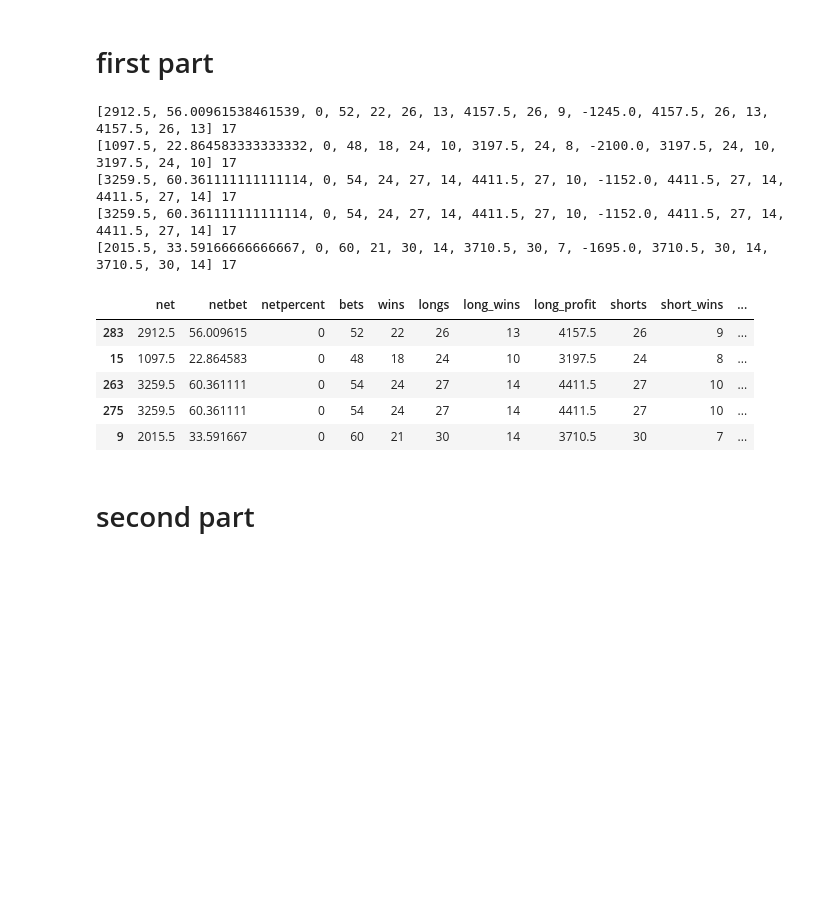
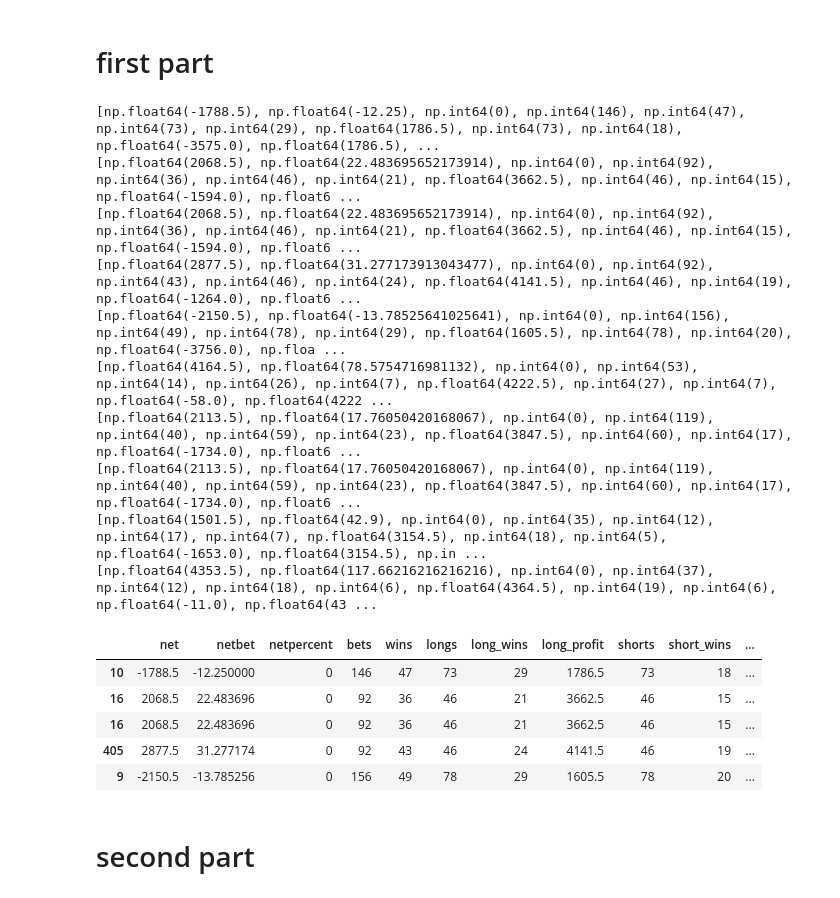
Before and after one commit to alirezagmoghadam/macdpy, a Jupyter notebook: nikkei.ipynb, the cells around one changed output. Drawn from its saved outputs; the diff is of its cells as text; code cells hidden in the pictures; blank space fills up the shorter version.

```diff
--- a/nikkei.ipynb
+++ b/nikkei.ipynb
@@ -453,68 +662,75 @@ first_part
 signal_line_if = False
 signal_line_if_target = False
 sys1_major = [
-    [0 for i in range(14)],
-    [0 for i in range(14)],
-    [0 for i in range(14)],
-    [0 for i in range(14)],
-    [0 for i in range(14)],
+    [ [0 for i in range(17)],
+    [0 for i in range(17)],
+    [0 for i in range(17)],
+    [0 for i in range(17)],
+    [0 for i in range(17)] ],
+    [ [0 for i in range(17)],
+    [0 for i in range(17)],
+    [0 for i in range(17)],
+    [0 for i in range(17)],
+    [0 for i in range(17)] ],
 ]
 # %% [markdown]
 # first part
 # %%
 (
-    dff,
-    check_index_first,
-    check_index_second,
-    check_index_third,
-    check_index_fourth,
-    base_histogram,
+    dff_results_list,
 
     sys1_major,
     sys1_first,
     best_sys1_first,
 
-) = return_strategy_performance(
+) = return_strategies_performance(
     nikkei_data,
 
     sys1_major,
     first_check,
     first_part,
 
-    strategy,
-    target_list,
+    strategies,
+    target_lists,
     signal_line_list,
     trade_cost,
     balance,
     risk_per_trade,
     alpha_range,
     gamma_range,
     signal_line_if,
     signal_line_if_target,
     last_close,
 )
 
+i = 0
+dff, check_index_first, check_index_second, check_index_third, check_index_fourth, base_histogram = dff_results_list[i]
 dff.iloc[
     [
         check_index_first,
         check_index_second,
         check_index_third,
         check_index_fourth,
         base_histogram,
     ]
 ]
 # %% [output]
-[2912.5, 56.00961538461539, 0, 52, 22, 26, 13, 4157.5, 26, 9, -1245.0, 4157.5, 26, 13, 4157.5, 26, 13] 17
-[1097.5, 22.864583333333332, 0, 48, 18, 24, 10, 3197.5, 24, 8, -2100.0, 3197.5, 24, 10, 3197.5, 24, 10] 17
-[3259.5, 60.361111111111114, 0, 54, 24, 27, 14, 4411.5, 27, 10, -1152.0, 4411.5, 27, 14, 4411.5, 27, 14] 17
-[3259.5, 60.361111111111114, 0, 54, 24, 27, 14, 4411.5, 27, 10, -1152.0, 4411.5, 27, 14, 4411.5, 27, 14] 17
-[2015.5, 33.59166666666667, 0, 60, 21, 30, 14, 3710.5, 30, 7, -1695.0, 3710.5, 30, 14, 3710.5, 30, 14] 17
+[np.float64(-1788.5), np.float64(-12.25), np.int64(0), np.int64(146), np.int64(47), np.int64(73), np.int64(29), np.float64(1786.5), np.int64(73), np.int64(18), np.float64(-3575.0), np.float64(1786.5), ...
+[np.float64(2068.5), np.float64(22.483695652173914), np.int64(0), np.int64(92), np.int64(36), np.int64(46), np.int64(21), np.float64(3662.5), np.int64(46), np.int64(15), np.float64(-1594.0), np.float6 ...
+[np.float64(2068.5), np.float64(22.483695652173914), np.int64(0), np.int64(92), np.int64(36), np.int64(46), np.int64(21), np.float64(3662.5), np.int64(46), np.int64(15), np.float64(-1594.0), np.float6 ...
+[np.float64(2877.5), np.float64(31.277173913043477), np.int64(0), np.int64(92), np.int64(43), np.int64(46), np.int64(24), np.float64(4141.5), np.int64(46), np.int64(19), np.float64(-1264.0), np.float6 ...
+[np.float64(-2150.5), np.float64(-13.78525641025641), np.int64(0), np.int64(156), np.int64(49), np.int64(78), np.int64(29), np.float64(1605.5), np.int64(78), np.int64(20), np.float64(-3756.0), np.floa ...
+[np.float64(4164.5), np.float64(78.5754716981132), np.int64(0), np.int64(53), np.int64(14), np.int64(26), np.int64(7), np.float64(4222.5), np.int64(27), np.int64(7), np.float64(-58.0), np.float64(4222 ...
+[np.float64(2113.5), np.float64(17.76050420168067), np.int64(0), np.int64(119), np.int64(40), np.int64(59), np.int64(23), np.float64(3847.5), np.int64(60), np.int64(17), np.float64(-1734.0), np.float6 ...
+[np.float64(2113.5), np.float64(17.76050420168067), np.int64(0), np.int64(119), np.int64(40), np.int64(59), np.int64(23), np.float64(3847.5), np.int64(60), np.int64(17), np.float64(-1734.0), np.float6 ...
+[np.float64(1501.5), np.float64(42.9), np.int64(0), np.int64(35), np.int64(12), np.int64(17), np.int64(7), np.float64(3154.5), np.int64(18), np.int64(5), np.float64(-1653.0), np.float64(3154.5), np.in ...
+[np.float64(4353.5), np.float64(117.66216216216216), np.int64(0), np.int64(37), np.int64(12), np.int64(18), np.int64(6), np.float64(4364.5), np.int64(19), np.int64(6), np.float64(-11.0), np.float64(43 ...
 |  | net | netbet | netpercent | bets | wins | longs | long_wins | long_profit | shorts | short_wins | ... |
-| 283 | 2912.5 | 56.009615 | 0 | 52 | 22 | 26 | 13 | 4157.5 | 26 | 9 | ... |
-| 15 | 1097.5 | 22.864583 | 0 | 48 | 18 | 24 | 10 | 3197.5 | 24 | 8 | ... |
-| 263 | 3259.5 | 60.361111 | 0 | 54 | 24 | 27 | 14 | 4411.5 | 27 | 10 | ... |
-| 275 | 3259.5 | 60.361111 | 0 | 54 | 24 | 27 | 14 | 4411.5 | 27 | 10 | ... |
-| 9 | 2015.5 | 33.591667 | 0 | 60 | 21 | 30 | 14 | 3710.5 | 30 | 7 | ... |
+| 10 | -1788.5 | -12.250000 | 0 | 146 | 47 | 73 | 29 | 1786.5 | 73 | 18 | ... |
+| 16 | 2068.5 | 22.483696 | 0 | 92 | 36 | 46 | 21 | 3662.5 | 46 | 15 | ... |
+| 16 | 2068.5 | 22.483696 | 0 | 92 | 36 | 46 | 21 | 3662.5 | 46 | 15 | ... |
+| 405 | 2877.5 | 31.277174 | 0 | 92 | 43 | 46 | 24 | 4141.5 | 46 | 19 | ... |
+| 9 | -2150.5 | -13.785256 | 0 | 156 | 49 | 78 | 29 | 1605.5 | 78 | 20 | ... |
 # %% [markdown]
 # second part
 # %%
```
Also changed, not shown: parts of 29 cells of this notebook, 27 other files.
